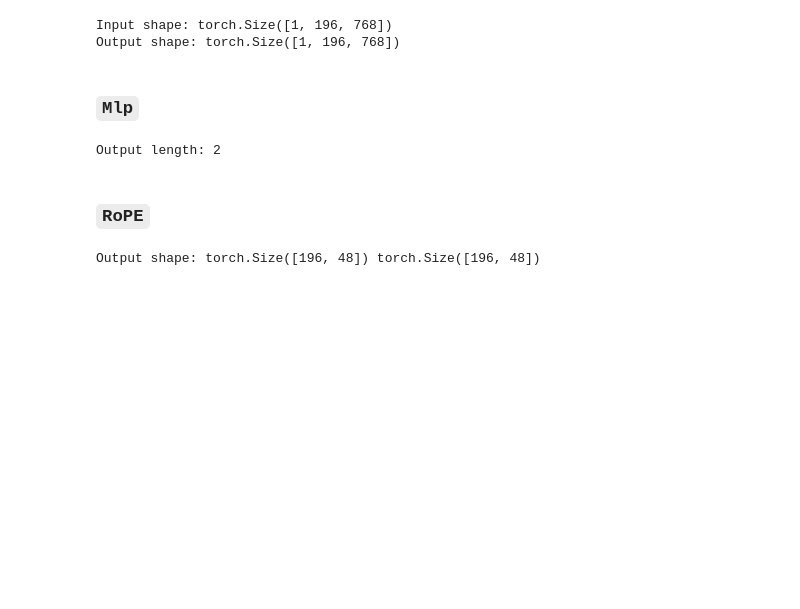
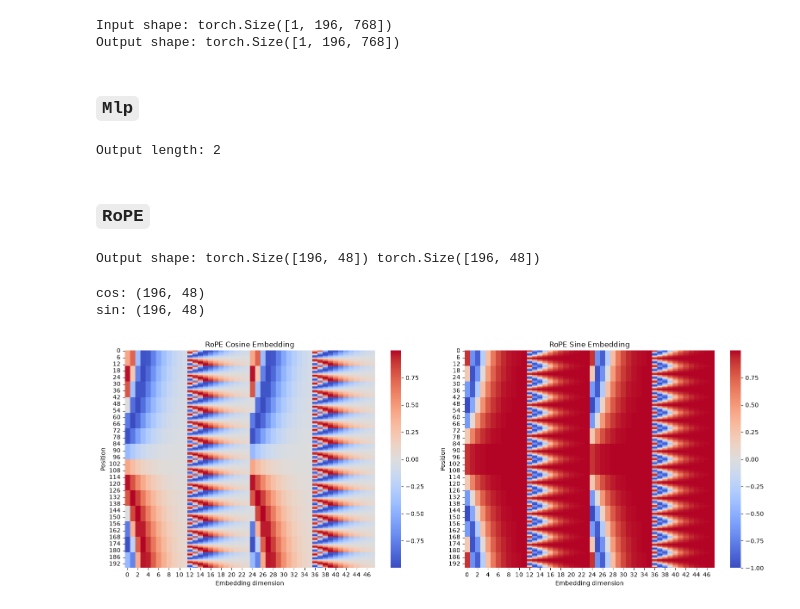
Before and after one commit to geonextgis/soybean-leaf-disease-detection, a Jupyter notebook: notebooks/test_models/test_dinov3.ipynb, the cells around one changed output. Cells and saved outputs as stored; diff of their text form; code cells hidden in the pictures; blank space fills up the shorter version.

```diff
--- a/notebooks/test_models/test_dinov3.ipynb
+++ b/notebooks/test_models/test_dinov3.ipynb
@@ -104,3 +105,39 @@ out = rope(H=H, W=W)
 print("Output shape:", out[0].shape, out[1].shape)
 # %% [output]
 Output shape: torch.Size([196, 48]) torch.Size([196, 48])
+# %%
+# Plot the positional embedding
+cos_emb = out[0].detach().cpu().numpy()
+sin_emb = out[1].detach().cpu().numpy()
+
+print("cos:", cos_emb.shape)
+print("sin:", sin_emb.shape)
+
+fig, axes = plt.subplots(1, 2, figsize=(16, 6))
+
+sns.heatmap(
+    cos_emb,
+    cmap="coolwarm",
+    ax=axes[0],
+    center=0
+)
+axes[0].set_title("RoPE Cosine Embedding")
+axes[0].set_xlabel("Embedding dimension")
+axes[0].set_ylabel("Position")
+
+sns.heatmap(
+    sin_emb,
+    cmap="coolwarm",
+    ax=axes[1],
+    center=0
+)
+axes[1].set_title("RoPE Sine Embedding")
+axes[1].set_xlabel("Embedding dimension")
+axes[1].set_ylabel("Position")
+
+plt.tight_layout()
+plt.show()
+# %% [output]
+cos: (196, 48)
+sin: (196, 48)
+[figure, added]
```
Also changed, not shown: parts of 1 cell of this notebook.
